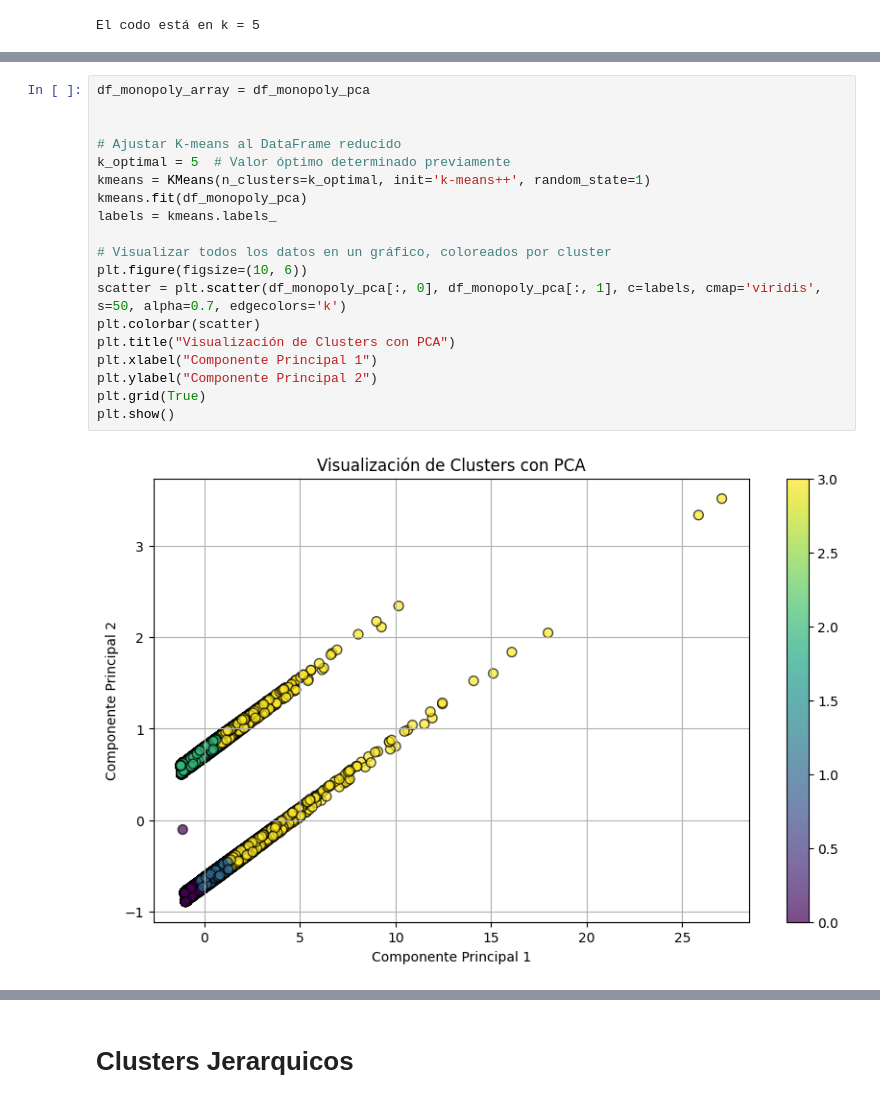
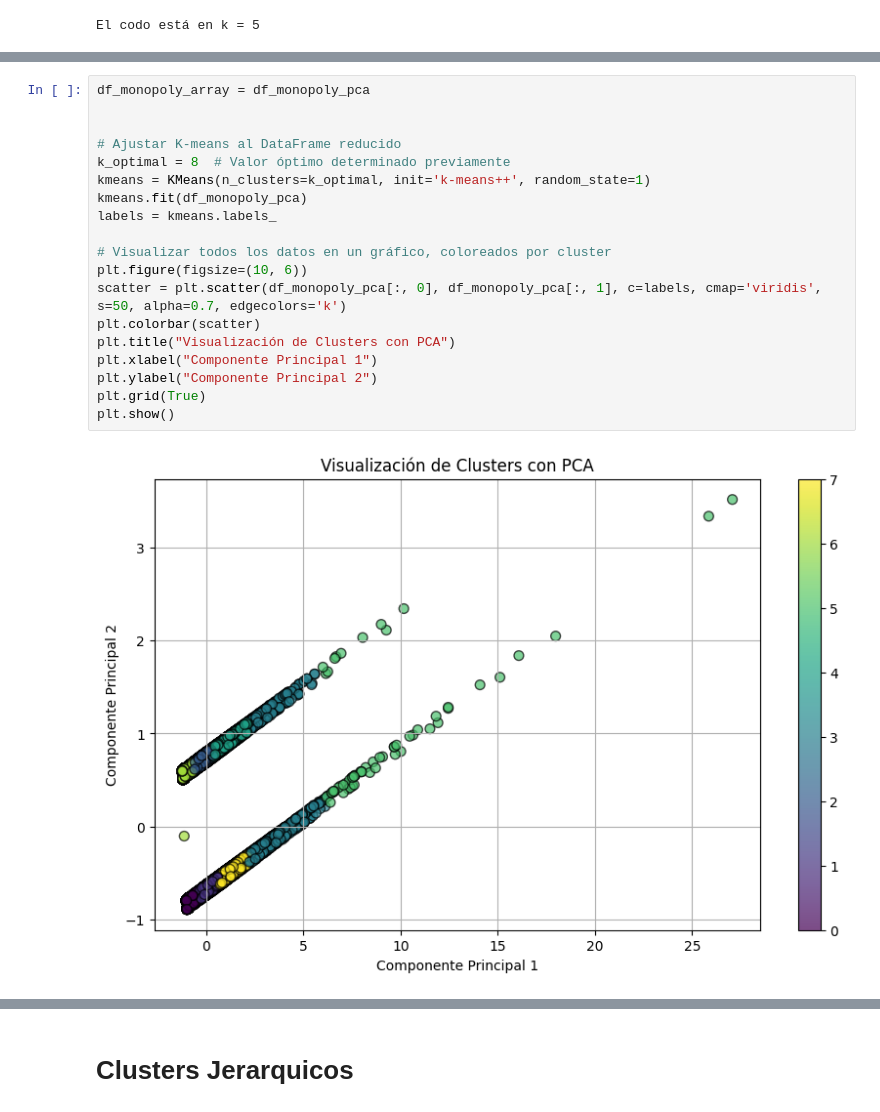
Before and after one commit to Ekronec/Machine-Learning, a Jupyter notebook: Evaluaciones/EV3_Besa_Duran_Astrosa.ipynb, the cells around one changed output, grey strips where cells are left out. Cells and saved outputs as stored; diff of their text form.

```diff
--- a/Evaluaciones/EV3_Besa_Duran_Astrosa.ipynb
+++ b/Evaluaciones/EV3_Besa_Duran_Astrosa.ipynb
@@ -314,24 +314,24 @@ plt.show()
 # %%
 df_monopoly_array = df_monopoly_pca
 
 
 # Ajustar K-means al DataFrame reducido
-k_optimal = 5  # Valor óptimo determinado previamente
+k_optimal = 8  # Valor óptimo determinado previamente
 kmeans = KMeans(n_clusters=k_optimal, init='k-means++', random_state=1)
 kmeans.fit(df_monopoly_pca)
 labels = kmeans.labels_
 
 # Visualizar todos los datos en un gráfico, coloreados por cluster
 plt.figure(figsize=(10, 6))
 scatter = plt.scatter(df_monopoly_pca[:, 0], df_monopoly_pca[:, 1], c=labels, cmap='viridis', s=50, alpha=0.7, edgecolors='k')
 plt.colorbar(scatter)
 plt.title("Visualización de Clusters con PCA")
 plt.xlabel("Componente Principal 1")
 plt.ylabel("Componente Principal 2")
 plt.grid(True)
 plt.show()
 # %% [output]
-[figure, old version]
+[figure, new version]
 # %%
 df_monopoly_array = df_monopoly.to_numpy()
 
```
Also changed, not shown: parts of 7 cells of this notebook.
